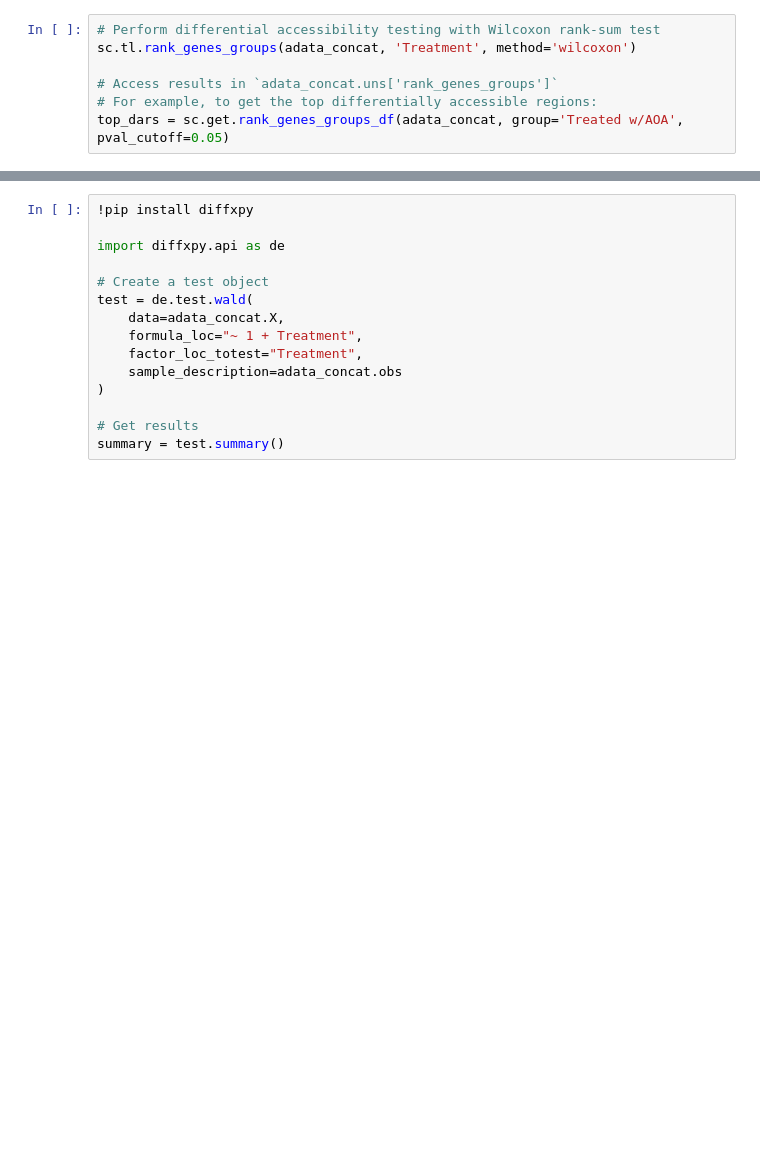
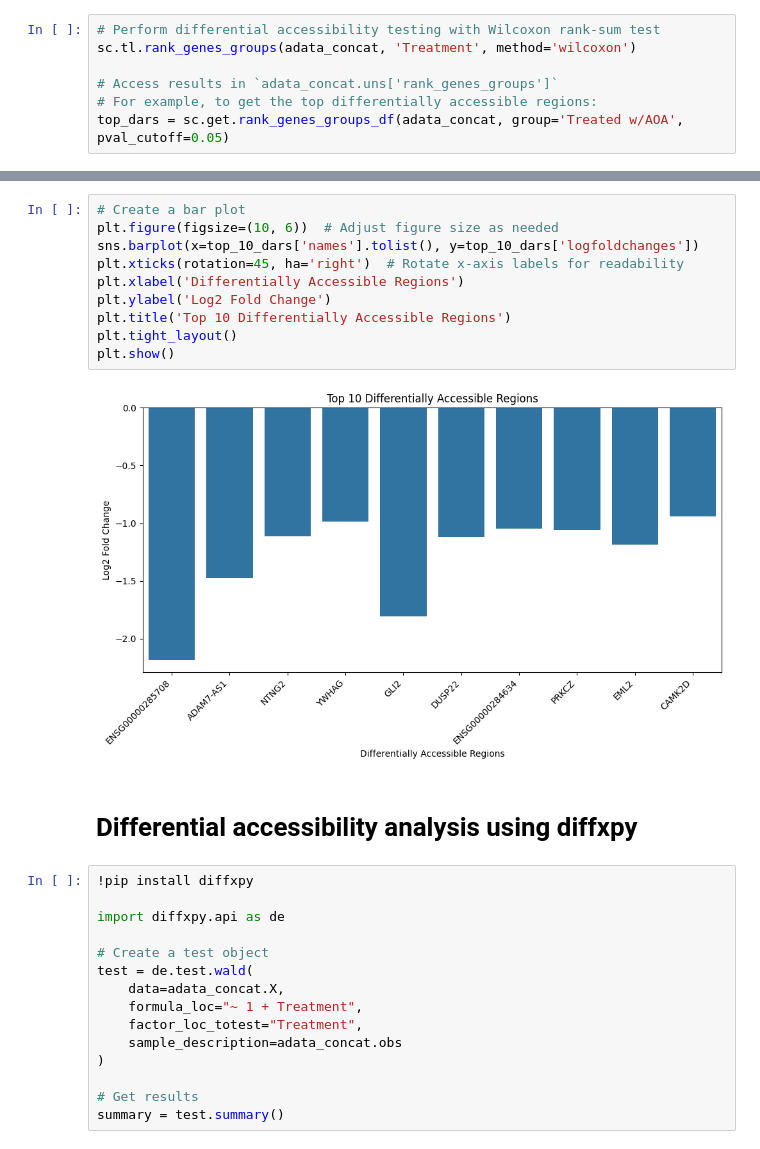
Before and after one commit to Droslj/scATAC-seq-complete-, a Jupyter notebook: scATAC_seq_(1)_DA.ipynb, the cells around one changed output, grey strips where cells are left out. Drawn from its saved outputs; the diff is of its cells as text; blank space fills up the shorter version.

```diff
--- a/scATAC_seq_(1)_DA.ipynb
+++ b/scATAC_seq_(1)_DA.ipynb
@@ -82,3 +187,17 @@ Interpret Results: Interpret the biological significance of the differentially a
+# %%
+# Create a bar plot
+plt.figure(figsize=(10, 6))  # Adjust figure size as needed
+sns.barplot(x=top_10_dars['names'].tolist(), y=top_10_dars['logfoldchanges'])
+plt.xticks(rotation=45, ha='right')  # Rotate x-axis labels for readability
+plt.xlabel('Differentially Accessible Regions')
+plt.ylabel('Log2 Fold Change')
+plt.title('Top 10 Differentially Accessible Regions')
+plt.tight_layout()
+plt.show()
+# %% [output]
+[figure, added]
+# %% [markdown]
+# Differential accessibility analysis using diffxpy
 # %%
 !pip install diffxpy
 
```
Also changed, not shown: parts of 22 cells of this notebook.
